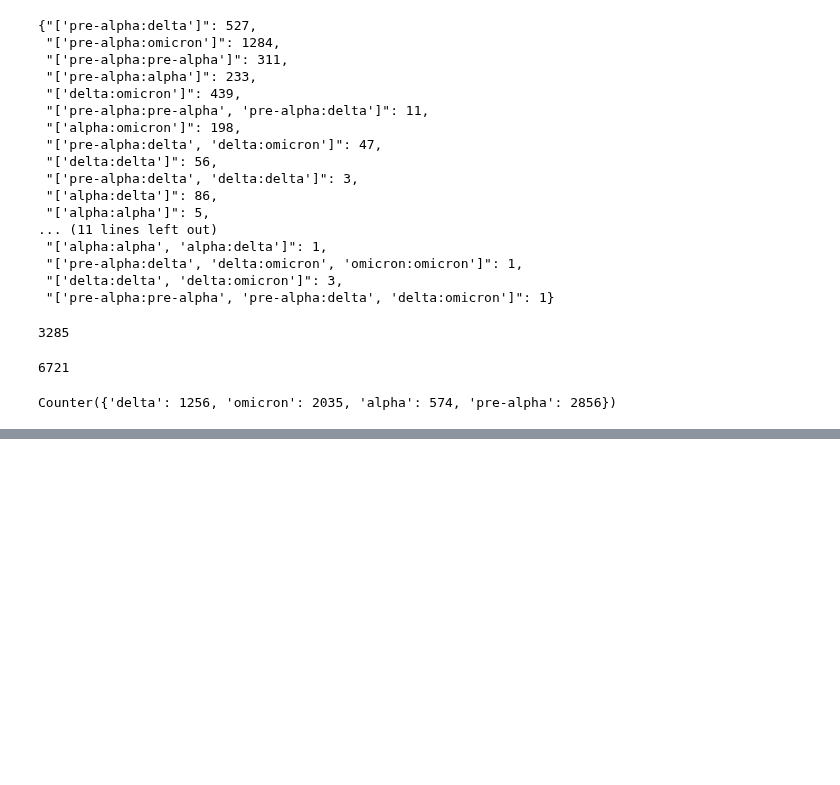
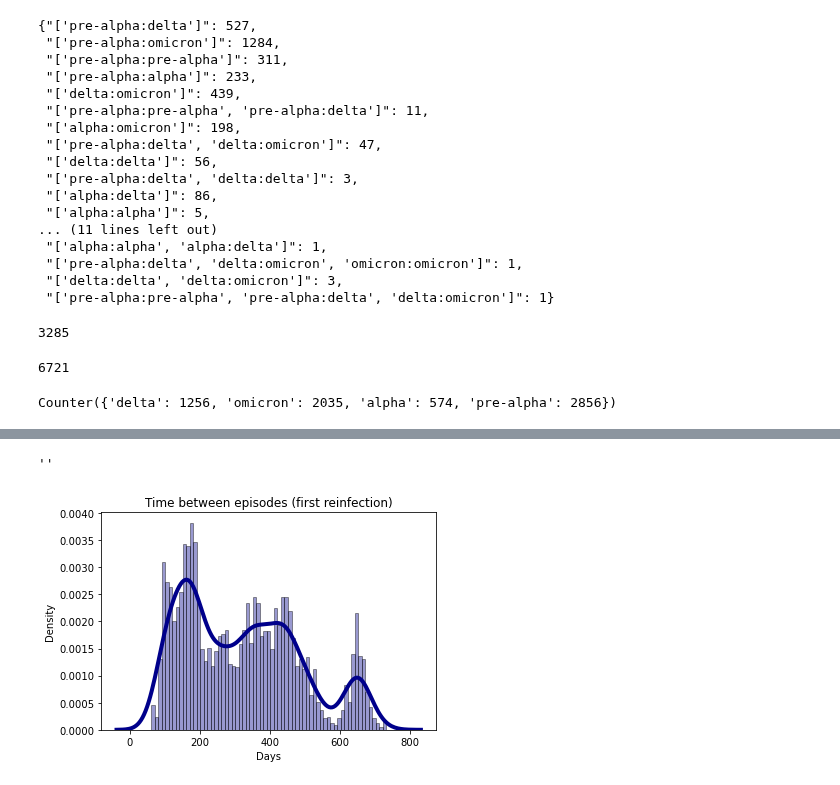
Before and after one commit to fcomnozz/ReCOVID, a Jupyter notebook: scripts/multiple_reinfection.ipynb, the cells around one changed output, grey strips where cells are left out. Cells and saved outputs as stored; diff of their text form; code cells hidden in the pictures; blank space fills up the shorter version.

```diff
--- a/scripts/multiple_reinfection.ipynb
+++ b/scripts/multiple_reinfection.ipynb
@@ -674,0 +677,18 @@ Counter({'delta': 1256, 'omicron': 2035, 'alpha': 574, 'pre-alpha': 2856})
+# %%
+import seaborn as sns
+
+# different representation
+
+sns.distplot(days_first, hist=True, kde=True,
+             bins=int((max(days_first)-min(days_first))/10),
+             color = 'darkblue',
+             hist_kws={'edgecolor':'black'},
+             kde_kws={'linewidth': 4})
+
+plt.title('Time between episodes (first reinfection)')
+plt.xlabel('Days')
+plt.ylabel('Density')
+;
+# %% [output]
+''
+[figure, added]
```
Also changed, not shown: parts of 15 cells of this notebook, 1 other file.
